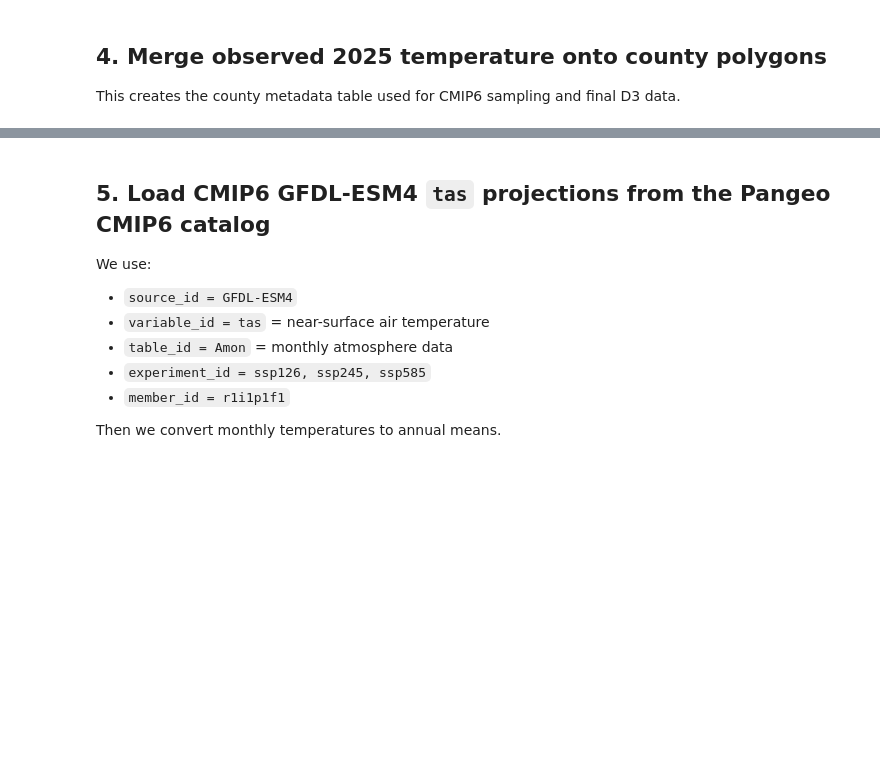
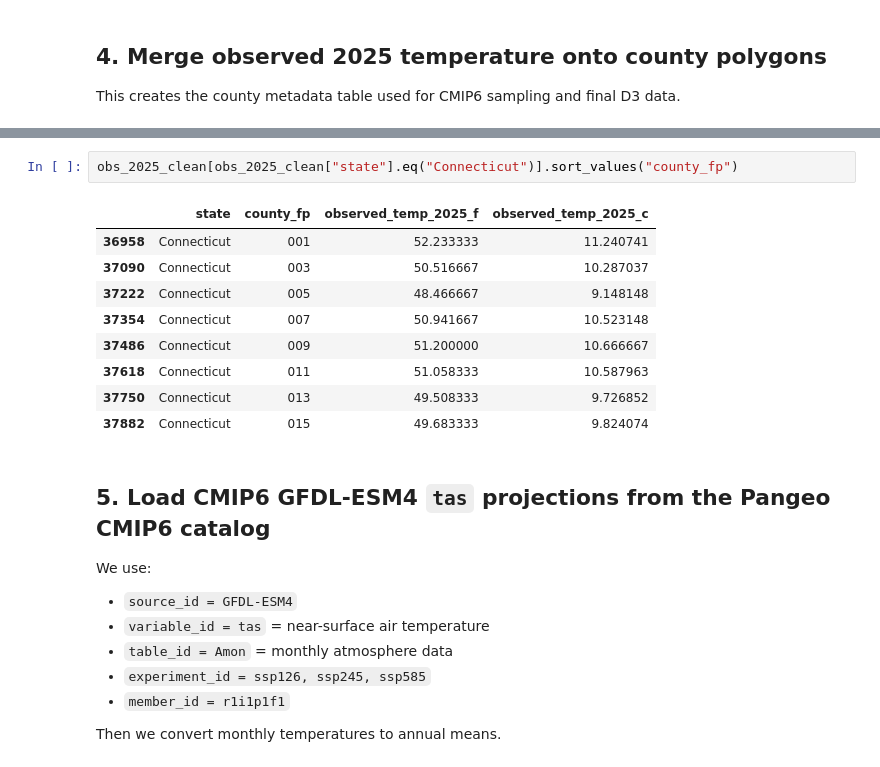
Before and after one commit to huiyuyie/interactive_visualization, a Jupyter notebook: data/project3_observed2025_cmip6_2026_2036_colab.ipynb, the cells around one changed output, grey strips where cells are left out. Drawn from its saved outputs; the diff is of its cells as text; blank space fills up the shorter version.

```diff
--- a/data/project3_observed2025_cmip6_2026_2036_colab.ipynb
+++ b/data/project3_observed2025_cmip6_2026_2036_colab.ipynb
@@ -280,3 +381,15 @@ county_meta[["GEOID", "county", "state", "observed_temp_2025_c", "rep_lon", "rep
+# %%
+obs_2025_clean[obs_2025_clean["state"].eq("Connecticut")].sort_values("county_fp")
+# %% [output]
+|  | state | county_fp | observed_temp_2025_f | observed_temp_2025_c |
+| 36958 | Connecticut | 001 | 52.233333 | 11.240741 |
+| 37090 | Connecticut | 003 | 50.516667 | 10.287037 |
+| 37222 | Connecticut | 005 | 48.466667 | 9.148148 |
+| 37354 | Connecticut | 007 | 50.941667 | 10.523148 |
+| 37486 | Connecticut | 009 | 51.200000 | 10.666667 |
+| 37618 | Connecticut | 011 | 51.058333 | 10.587963 |
+| 37750 | Connecticut | 013 | 49.508333 | 9.726852 |
+| 37882 | Connecticut | 015 | 49.683333 | 9.824074 |
 # %% [markdown]
 ## 5. Load CMIP6 GFDL-ESM4 `tas` projections from the Pangeo CMIP6 catalog
 
```
Also changed, not shown: parts of 16 cells of this notebook.
